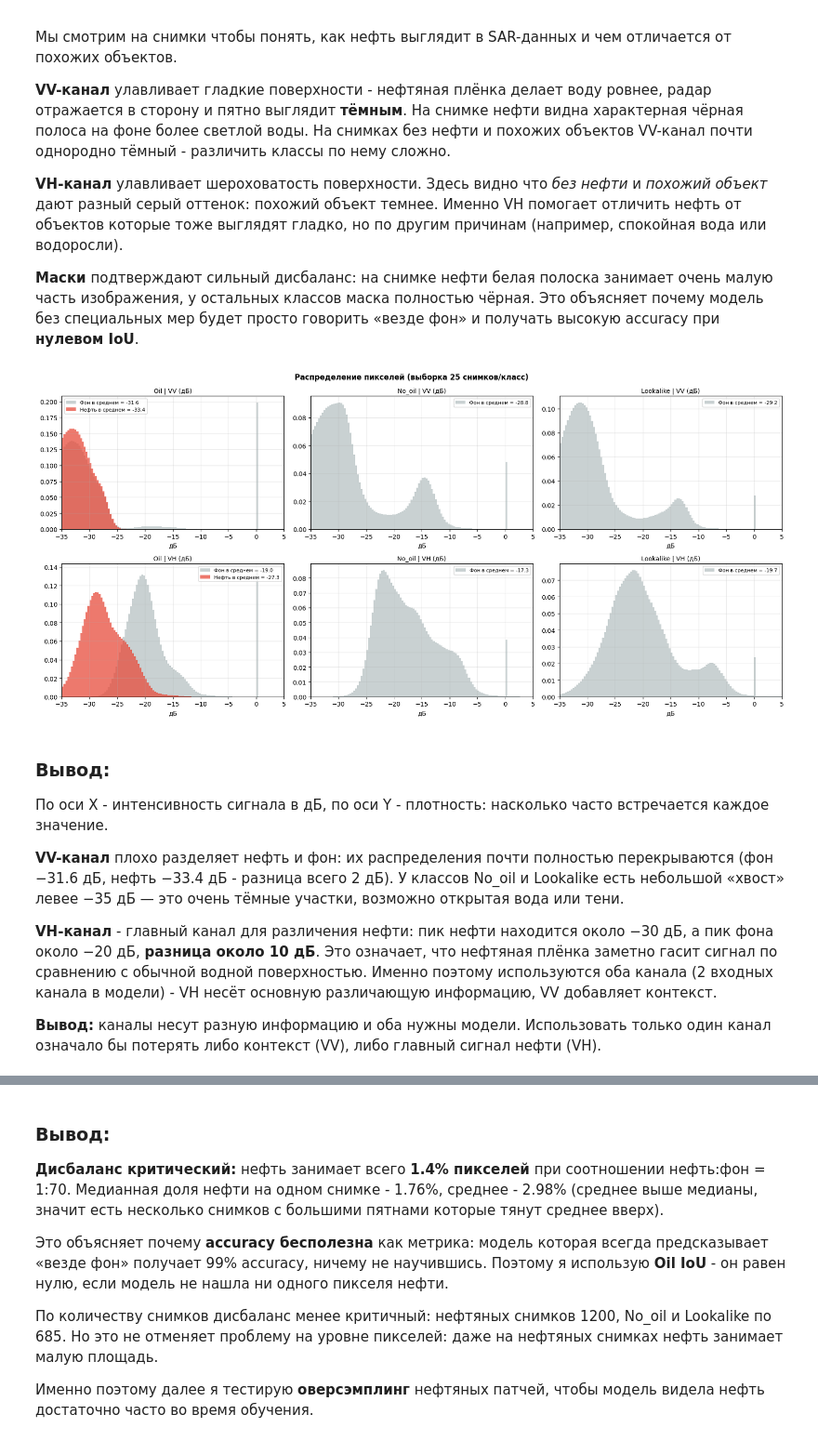
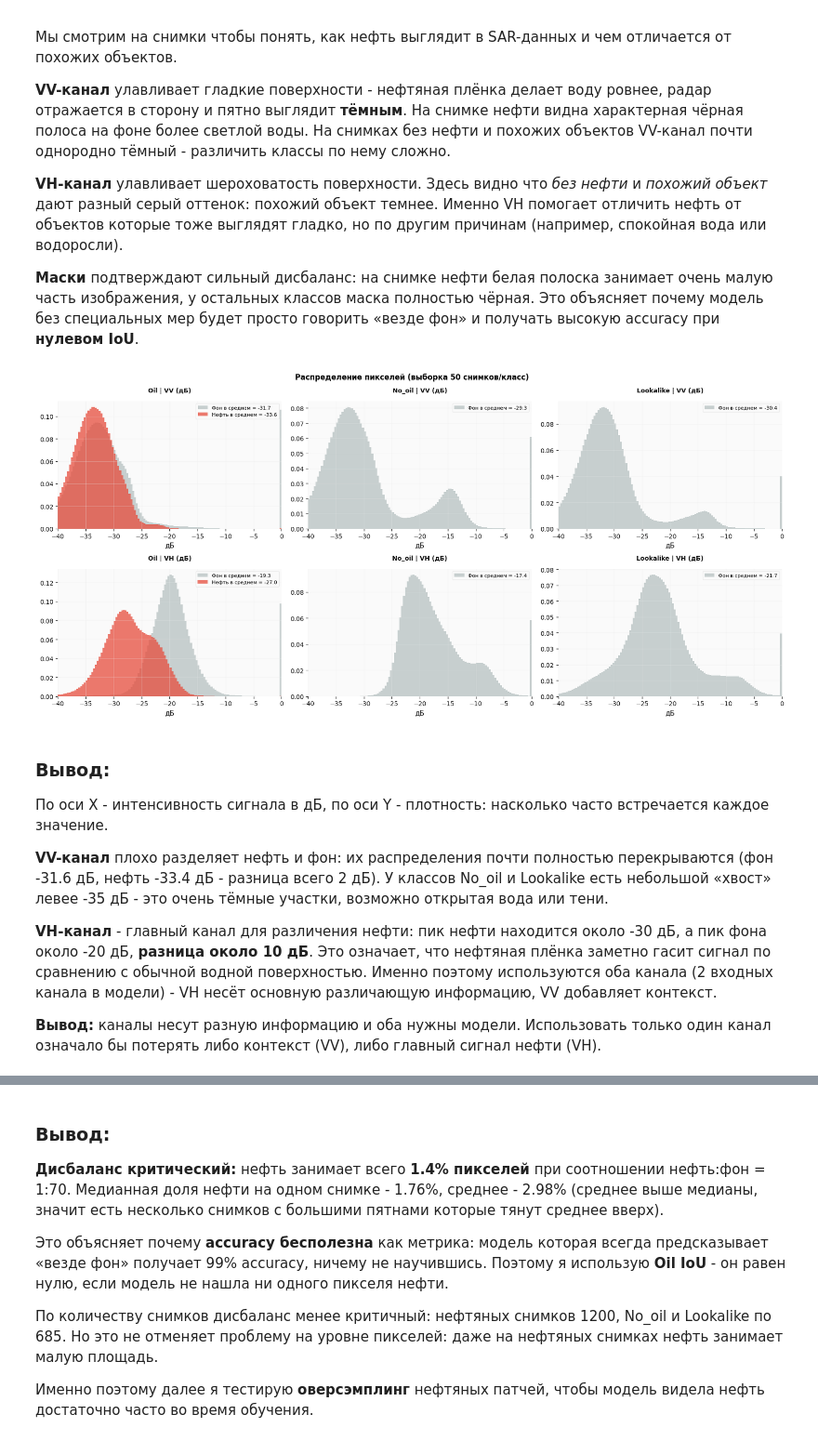
Before and after one commit to nikidariya/Oil_Spill_SAR_Segmentation, a Jupyter notebook: data_preparation/Oil_Spill_SAR_Segmentation_Preprocessing.ipynb, the cells around one changed output, grey strips where cells are left out. Shown at 93% size. Saved outputs shown, nothing was run; the diff lists cells and outputs as text; code cells hidden in the pictures.

```diff
--- a/data_preparation/Oil_Spill_SAR_Segmentation_Preprocessing.ipynb
+++ b/data_preparation/Oil_Spill_SAR_Segmentation_Preprocessing.ipynb
@@ -218,41 +250,41 @@ plt.savefig(OUTPUT/"eda_01_samples.png",dpi=120,bbox_inches="tight"); plt.show()
 **VH-канал** улавливает шероховатость поверхности. Здесь видно что *без нефти* и *похожий объект* дают разный серый оттенок: похожий объект темнее. Именно VH помогает отличить нефть от объектов которые тоже выглядят гладко, но по другим причинам (например, спокойная вода или водоросли).
 
 **Маски** подтверждают сильный дисбаланс: на снимке нефти белая полоска занимает очень малую часть изображения, у остальных классов маска полностью чёрная. Это объясняет почему модель без специальных мер будет просто говорить «везде фон» и получать высокую accuracy при **нулевом IoU**.
-# %%
-# Гистограммы дБ
-SAMPLE_N = 25 # Беру только 25 случайных примеров каждого класса - иначе слишком долго
-fig,axes = plt.subplots(2,3,figsize=(17,8))
-fig.suptitle(f"Распределение пикселей (выборка {SAMPLE_N} снимков/класс)",fontsize=12,fontweight="bold")
-for ch_i,ch_name in enumerate(["VV (дБ)","VH (дБ)"]):
-    for cls_i,cls in enumerate(["Oil","No_oil","Lookalike"]):
-        ax=axes[ch_i,cls_i]
-        subset=INVENTORY[INVENTORY["class"]==cls].sample(
-            min(SAMPLE_N,(INVENTORY["class"]==cls).sum()),random_state=SEED)
-        bg_pix,oil_pix=[],[]
-        for _,r in tqdm(subset.iterrows(),total=len(subset),desc=f"{cls}|ch{ch_i}",leave=False):
-            img=load_image_full(r["image_path"])[:,:,ch_i]; mask=load_mask_full(r["mask_path"])
-            bg_pix.extend(img[mask==0].ravel().tolist())
-            if mask.max()>0: oil_pix.extend(img[mask==1].ravel().tolist())
-        bg_arr=np.asarray(bg_pix,dtype=np.float32)
-        ax.hist(bg_arr,bins=120,density=True,alpha=0.5,color="#95a5a6",
-                label=f"Фон в среднем = {bg_arr.mean():.1f}",range=(-35,5))
-        if oil_pix:
-            oa=np.asarray(oil_pix,dtype=np.float32)
-            ax.hist(oa,bins=120,density=True,alpha=0.75,color=CLASS_COLORS[cls],
-                    label=f"Нефть в среднем = {oa.mean():.1f}",range=(-35,5))
-        ax.set_title(f"{cls} | {ch_name}",fontsize=10); ax.legend(fontsize=8)
-        ax.grid(alpha=0.3); ax.set_xlim(-35,5); ax.set_xlabel("дБ")
-plt.tight_layout()
-plt.savefig(OUTPUT/"eda_02_histograms.png",dpi=120,bbox_inches="tight"); plt.show()
-# %% [output]
-[figure, removed]
+# %%
+# Гистограммы дБ
+SAMPLE_N = 50 # Беру только 50 случайных примеров каждого класса - иначе слишком долго
+fig,axes = plt.subplots(2,3,figsize=(17,8))
+fig.suptitle(f"Распределение пикселей (выборка {SAMPLE_N} снимков/класс)",fontsize=12,fontweight="bold")
+for ch_i,ch_name in enumerate(["VV (дБ)","VH (дБ)"]):
+    for cls_i,cls in enumerate(["Oil","No_oil","Lookalike"]):
+        ax=axes[ch_i,cls_i]
+        subset=INVENTORY[INVENTORY["class"]==cls].sample(
+            min(SAMPLE_N,(INVENTORY["class"]==cls).sum()),random_state=SEED)
+        bg_pix,oil_pix=[],[]
+        for _,r in tqdm(subset.iterrows(),total=len(subset),desc=f"{cls}|ch{ch_i}",leave=False):
+            img=load_image_full(r["image_path"])[:,:,ch_i]; mask=load_mask_full(r["mask_path"])
+            bg_pix.extend(img[mask==0].ravel().tolist())
+            if mask.max()>0: oil_pix.extend(img[mask==1].ravel().tolist())
+        bg_arr=np.asarray(bg_pix,dtype=np.float32)
+        ax.hist(bg_arr,bins=120,density=True,alpha=0.5,color="#95a5a6",
+                label=f"Фон в среднем = {bg_arr.mean():.1f}",range=(-40,0))
+        if oil_pix:
+            oa=np.asarray(oil_pix,dtype=np.float32)
+            ax.hist(oa,bins=120,density=True,alpha=0.75,color=CLASS_COLORS[cls],
+                    label=f"Нефть в среднем = {oa.mean():.1f}",range=(-40,0))
+        ax.set_title(f"{cls} | {ch_name}",fontsize=10); ax.legend(fontsize=8)
+        ax.grid(alpha=0.3); ax.set_xlim(-40,0); ax.set_xlabel("дБ")
+plt.tight_layout()
+plt.savefig(OUTPUT/"eda_02_histograms.png",dpi=120,bbox_inches="tight"); plt.show()
+# %% [output]
+[figure, added]
 # %% [markdown]
 ### Вывод:
 
 По оси X - интенсивность сигнала в дБ, по оси Y - плотность: насколько часто встречается каждое значение.
 
-**VV-канал** плохо разделяет нефть и фон: их распределения почти полностью перекрываются (фон −31.6 дБ, нефть −33.4 дБ - разница всего 2 дБ). У классов No_oil и Lookalike есть небольшой «хвост» левее −35 дБ — это очень тёмные участки, возможно открытая вода или тени.
+**VV-канал** плохо разделяет нефть и фон: их распределения почти полностью перекрываются (фон -31.6 дБ, нефть -33.4 дБ - разница всего 2 дБ). У классов No_oil и Lookalike есть небольшой «хвост» левее -35 дБ - это очень тёмные участки, возможно открытая вода или тени.
 
-**VH-канал** - главный канал для различения нефти: пик нефти находится около −30 дБ, а пик фона около −20 дБ, **разница около 10 дБ**. Это означает, что нефтяная плёнка заметно гасит сигнал по сравнению с обычной водной поверхностью. Именно поэтому используются оба канала (2 входных канала в модели) - VH несёт основную различающую информацию, VV добавляет контекст.
+**VH-канал** - главный канал для различения нефти: пик нефти находится около -30 дБ, а пик фона около -20 дБ, **разница около 10 дБ**. Это означает, что нефтяная плёнка заметно гасит сигнал по сравнению с обычной водной поверхностью. Именно поэтому используются оба канала (2 входных канала в модели) - VH несёт основную различающую информацию, VV добавляет контекст.
 
 **Вывод:** каналы несут разную информацию и оба нужны модели. Использовать только один канал означало бы потерять либо контекст (VV), либо главный сигнал нефти (VH).
```
Also changed, not shown: parts of 13 cells of this notebook.
